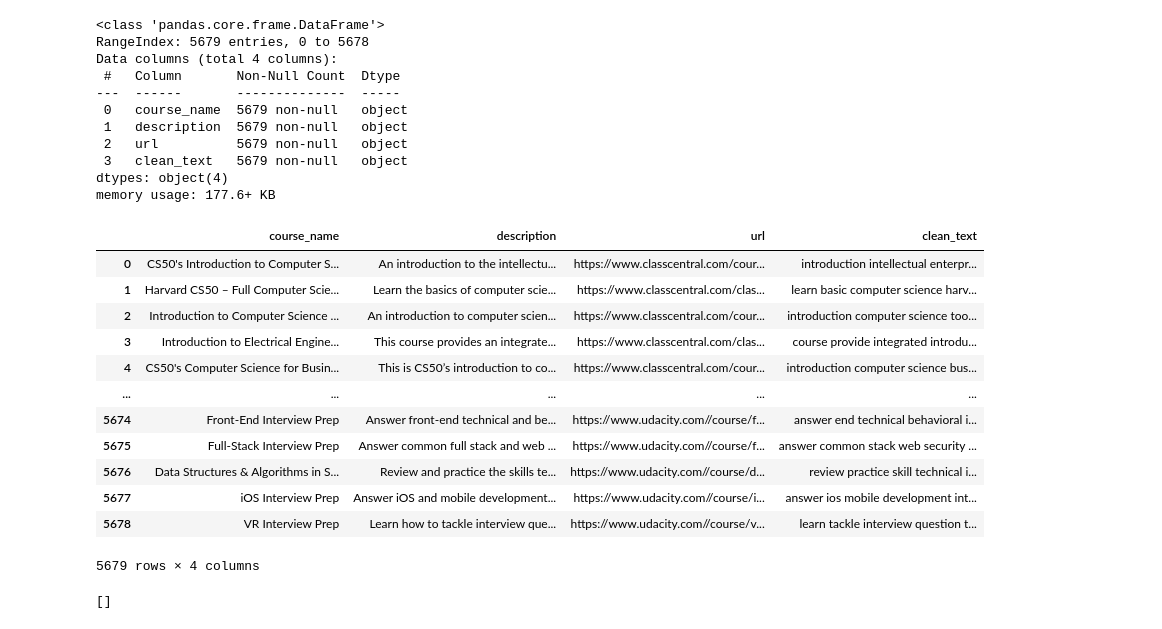
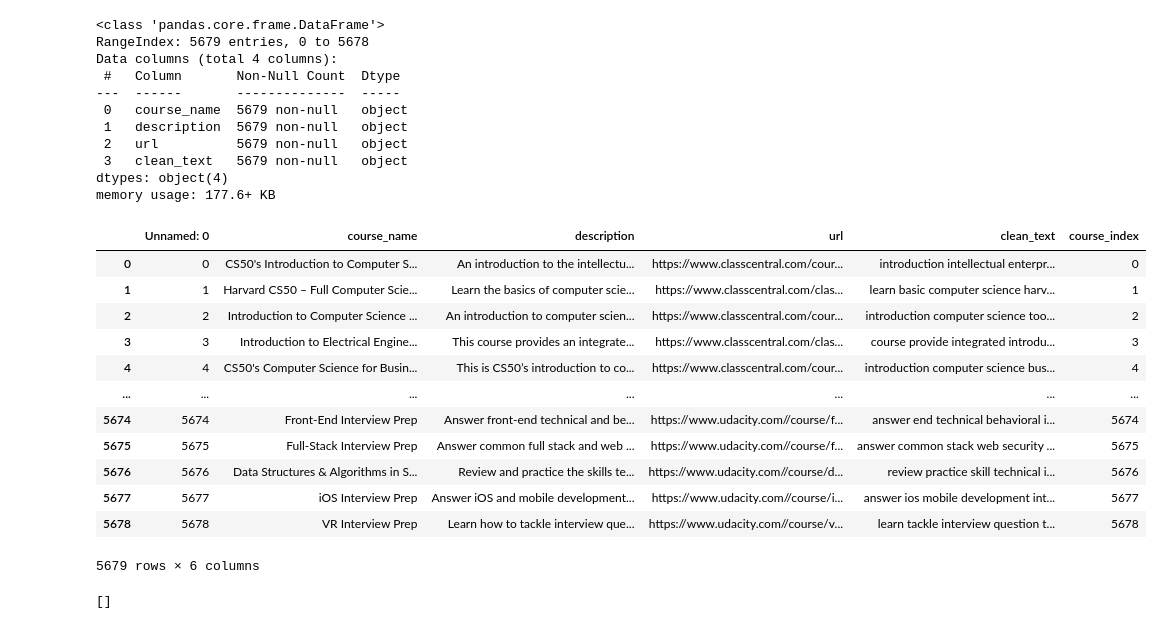
Before and after one commit to 4mazin/Graduation-Project, a Jupyter notebook: Preprocessing Phase.ipynb, the cells around one changed output. Drawn from its saved outputs; the diff is of its cells as text; code cells hidden in the pictures.

```diff
--- a/Preprocessing Phase.ipynb
+++ b/Preprocessing Phase.ipynb
@@ -225,21 +225,22 @@ Data columns (total 4 columns):
 dtypes: object(4)
 memory usage: 177.6+ KB
 # %%
+clean_courses['course_index'] = clean_courses.index
 clean_courses
 # %% [output]
-|  | course_name | description | url | clean_text |
-| 0 | CS50's Introduction to Computer S... | An introduction to the intellectu... | https://www.classcentral.com/cour... | introduction intellectual enterpr... |
-| 1 | Harvard CS50 – Full Computer Scie... | Learn the basics of computer scie... | https://www.classcentral.com/clas... | learn basic computer science harv... |
-| 2 | Introduction to Computer Science ... | An introduction to computer scien... | https://www.classcentral.com/cour... | introduction computer science too... |
-| 3 | Introduction to Electrical Engine... | This course provides an integrate... | https://www.classcentral.com/clas... | course provide integrated introdu... |
-| 4 | CS50's Computer Science for Busin... | This is CS50’s introduction to co... | https://www.classcentral.com/cour... | introduction computer science bus... |
-| ... | ... | ... | ... | ... |
-| 5674 | Front-End Interview Prep | Answer front-end technical and be... | https://www.udacity.com//course/f... | answer end technical behavioral i... |
-| 5675 | Full-Stack Interview Prep | Answer common full stack and web ... | https://www.udacity.com//course/f... | answer common stack web security ... |
-| 5676 | Data Structures & Algorithms in S... | Review and practice the skills te... | https://www.udacity.com//course/d... | review practice skill technical i... |
-| 5677 | iOS Interview Prep | Answer iOS and mobile development... | https://www.udacity.com//course/i... | answer ios mobile development int... |
-| 5678 | VR Interview Prep | Learn how to tackle interview que... | https://www.udacity.com//course/v... | learn tackle interview question t... |
+|  | Unnamed: 0 | course_name | description | url | clean_text | course_index |
+| 0 | 0 | CS50's Introduction to Computer S... | An introduction to the intellectu... | https://www.classcentral.com/cour... | introduction intellectual enterpr... | 0 |
+| 1 | 1 | Harvard CS50 – Full Computer Scie... | Learn the basics of computer scie... | https://www.classcentral.com/clas... | learn basic computer science harv... | 1 |
+| 2 | 2 | Introduction to Computer Science ... | An introduction to computer scien... | https://www.classcentral.com/cour... | introduction computer science too... | 2 |
+| 3 | 3 | Introduction to Electrical Engine... | This course provides an integrate... | https://www.classcentral.com/clas... | course provide integrated introdu... | 3 |
+| 4 | 4 | CS50's Computer Science for Busin... | This is CS50’s introduction to co... | https://www.classcentral.com/cour... | introduction computer science bus... | 4 |
+| ... | ... | ... | ... | ... | ... | ... |
+| 5674 | 5674 | Front-End Interview Prep | Answer front-end technical and be... | https://www.udacity.com//course/f... | answer end technical behavioral i... | 5674 |
+| 5675 | 5675 | Full-Stack Interview Prep | Answer common full stack and web ... | https://www.udacity.com//course/f... | answer common stack web security ... | 5675 |
+| 5676 | 5676 | Data Structures & Algorithms in S... | Review and practice the skills te... | https://www.udacity.com//course/d... | review practice skill technical i... | 5676 |
+| 5677 | 5677 | iOS Interview Prep | Answer iOS and mobile development... | https://www.udacity.com//course/i... | answer ios mobile development int... | 5677 |
+| 5678 | 5678 | VR Interview Prep | Learn how to tackle interview que... | https://www.udacity.com//course/v... | learn tackle interview question t... | 5678 |
-5679 rows × 4 columns
+5679 rows × 6 columns
 # %%
 clean_courses.to_csv("clean_courses.csv")
 # %%
```
Also changed, not shown: 2 other files.
